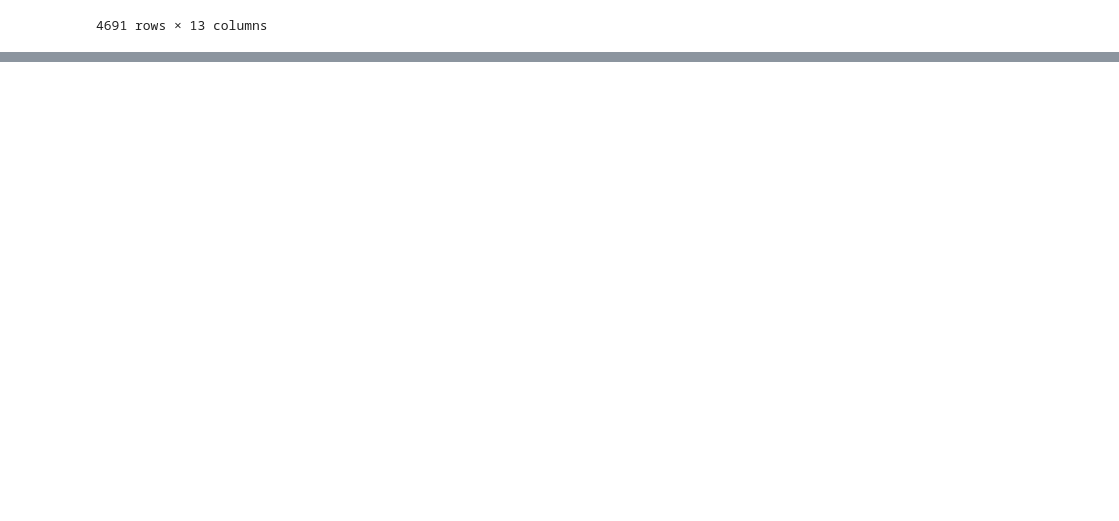
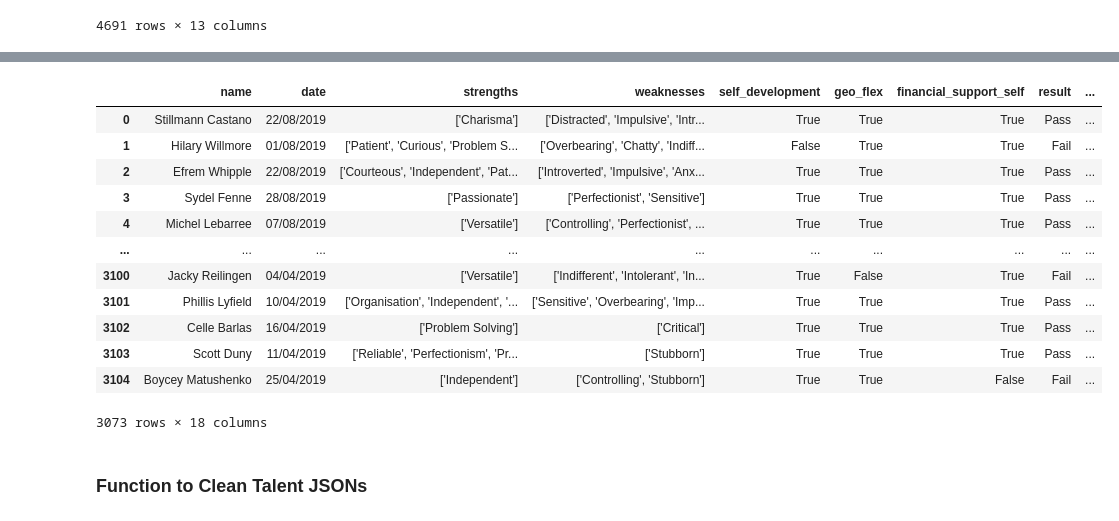
Before and after one commit to fyawil/etl_json_csv_txt_to_SQL_db, a Jupyter notebook: cleaning_dfs_exploration.ipynb, the cells around one changed output, grey strips where cells are left out. Drawn from its saved outputs; the diff is of its cells as text; code cells hidden in the pictures; blank space fills up the shorter version.

Commit message:
Completed the cleaning of talent jsons and started on talent txtxts

```diff
--- a/cleaning_dfs_exploration.ipynb
+++ b/cleaning_dfs_exploration.ipynb
@@ -459,0 +504,3 @@ talent_jsons_df = talent_jsons_df.drop_duplicates()
+# %%
+# Replacing Yes/No with True/False in 'self_development'
+talent_jsons_df.loc[:, 'self_development'] = talent_jsons_df['self_development'].map({'Yes': True, 'No': False})
@@ -459,0 +512,3 @@ talent_jsons_df = talent_jsons_df.drop_duplicates()
+# %%
+# Replacing Yes/No with True/False in 'geo_flex'
+talent_jsons_df.loc[:, 'geo_flex'] = talent_jsons_df['geo_flex'].map({'Yes': True, 'No': False})
@@ -459,0 +520,3 @@ talent_jsons_df = talent_jsons_df.drop_duplicates()
+# %%
+# Replacing Yes/No with True/False in 'financial_support_self'
+talent_jsons_df.loc[:, 'financial_support_self'] = talent_jsons_df['financial_support_self'].map({'Yes': True, 'No': False})
@@ -459,0 +553,31 @@ talent_jsons_df = talent_jsons_df.drop_duplicates()
+# %%
+# Casting all floats in self_score columns to integers
+
+columns_to_convert = ['tech_self_score.C#',
+                      'tech_self_score.Java',
+                      'tech_self_score.R',
+                      'tech_self_score.JavaScript',
+                      'tech_self_score.Python',
+                      'tech_self_score.C++',
+                      'tech_self_score.Ruby',
+                      'tech_self_score.SPSS',
+                      'tech_self_score.PHP']
+
+float_to_int_dict = {
+    1.0: 1,
+    2.0: 2,
+    3.0: 3,
+    4.0: 4,
+    5.0: 5,
+    6.0: 6,
+    7.0: 7,
+    8.0: 8,
+    9.0: 9,
+    10.0: 10,
+    11.0: 11,
+    12.0: 12
+}
+
+# Use the map() method with the float_to_int_dict to convert floats to integers
+for col in columns_to_convert:
+    talent_jsons_df[col] = talent_jsons_df[col].map(float_to_int_dict).astype('Int64')
@@ -459,0 +591,18 @@ talent_jsons_df = talent_jsons_df.drop_duplicates()
+# %%
+talent_jsons_df
+# %% [output]
+|  | name | date | strengths | weaknesses | self_development | geo_flex | financial_support_self | result | ... |
+| 0 | Stillmann Castano | 22/08/2019 | ['Charisma'] | ['Distracted', 'Impulsive', 'Intr... | True | True | True | Pass | ... |
+| 1 | Hilary Willmore | 01/08/2019 | ['Patient', 'Curious', 'Problem S... | ['Overbearing', 'Chatty', 'Indiff... | False | True | True | Fail | ... |
+| 2 | Efrem Whipple | 22/08/2019 | ['Courteous', 'Independent', 'Pat... | ['Introverted', 'Impulsive', 'Anx... | True | True | True | Pass | ... |
+| 3 | Sydel Fenne | 28/08/2019 | ['Passionate'] | ['Perfectionist', 'Sensitive'] | True | True | True | Pass | ... |
+| 4 | Michel Lebarree | 07/08/2019 | ['Versatile'] | ['Controlling', 'Perfectionist', ... | True | True | True | Pass | ... |
+| ... | ... | ... | ... | ... | ... | ... | ... | ... | ... |
+| 3100 | Jacky Reilingen | 04/04/2019 | ['Versatile'] | ['Indifferent', 'Intolerant', 'In... | True | False | True | Fail | ... |
+| 3101 | Phillis Lyfield | 10/04/2019 | ['Organisation', 'Independent', '... | ['Sensitive', 'Overbearing', 'Imp... | True | True | True | Pass | ... |
+| 3102 | Celle Barlas | 16/04/2019 | ['Problem Solving'] | ['Critical'] | True | True | True | Pass | ... |
+| 3103 | Scott Duny | 11/04/2019 | ['Reliable', 'Perfectionism', 'Pr... | ['Stubborn'] | True | True | True | Pass | ... |
+| 3104 | Boycey Matushenko | 25/04/2019 | ['Independent'] | ['Controlling', 'Stubborn'] | True | True | False | Fail | ... |
+3073 rows × 18 columns
+# %% [markdown]
+### Function to Clean Talent JSONs
```
Also changed, not shown: parts of 25 cells of this notebook, 1 other file.
